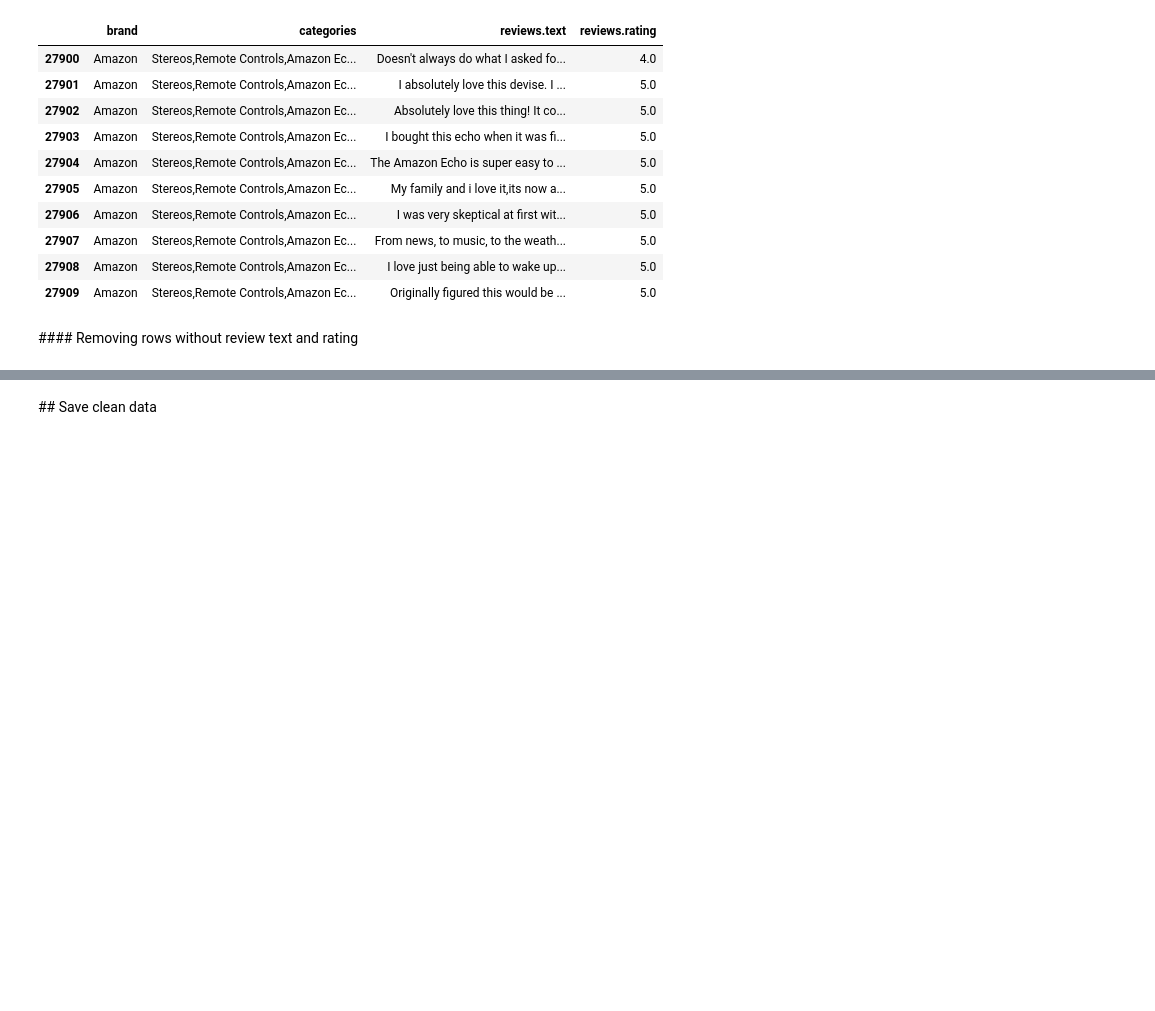
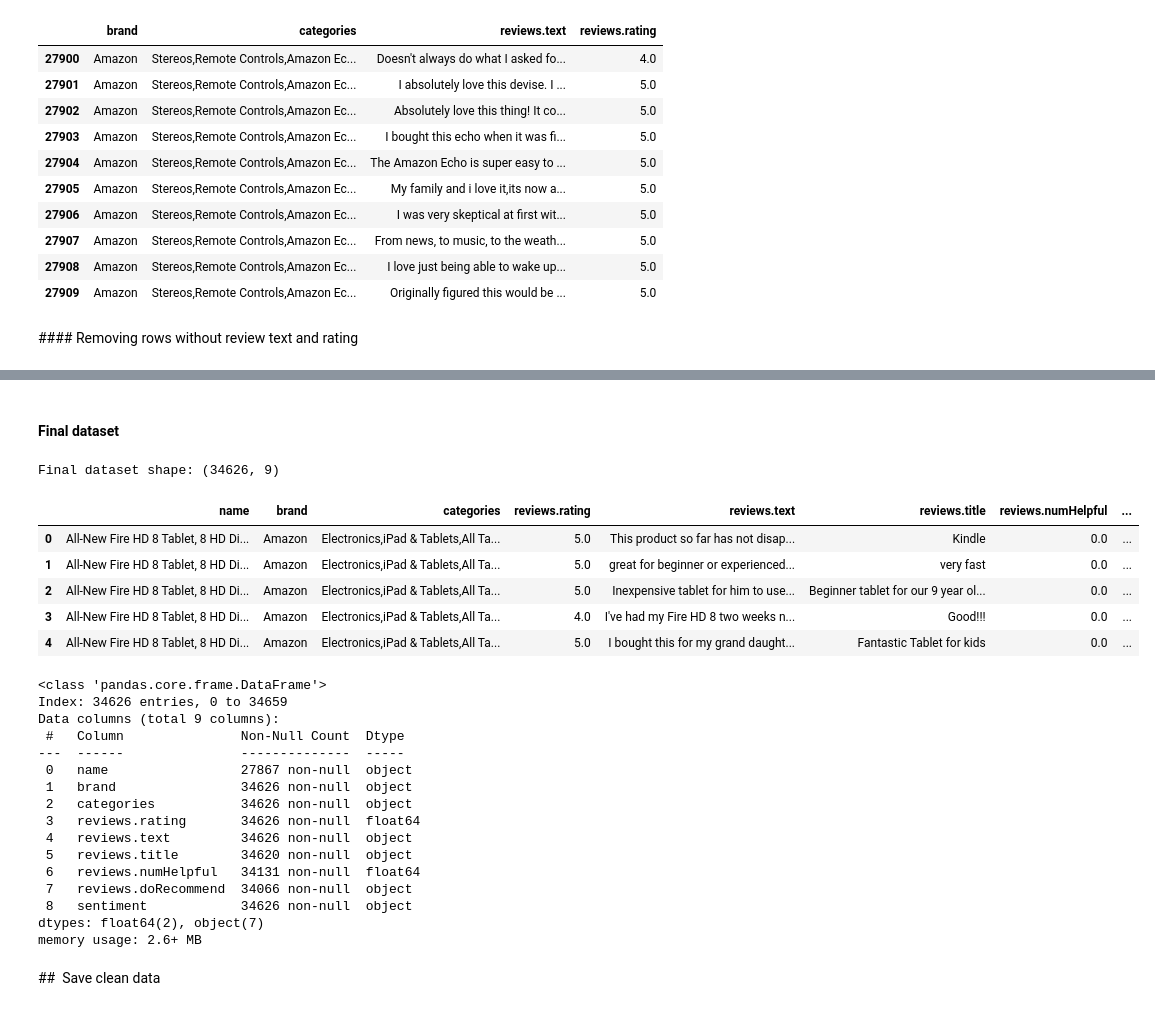
Before and after one commit to Martigol2/IRONHACK-AI-PROJECT3, a Jupyter notebook: data/data_cleaning.ipynb, the cells around one changed output, grey strips where cells are left out. Drawn from its saved outputs; the diff is of its cells as text; code cells hidden in the pictures; blank space fills up the shorter version.

```diff
--- a/data/data_cleaning.ipynb
+++ b/data/data_cleaning.ipynb
@@ -9,7 +9,10 @@ import matplotlib.pyplot as plt
 import seaborn as sns
 from collections import Counter
 
-df = pd.read_csv("RAW/1429_1.csv")
+df = pd.read_csv(
+    "RAW/1429_1.csv",
+    low_memory=False
+)
 # %% [markdown]
 ## 2. Dataset Overview
 # %%
@@ -273,6 +276,8 @@ plt.tight_layout(); plt.show()
 # %% [markdown]
 ##### Most Frequent Words
 # %%
-df = df.dropna(subset=["reviews.text"])
+words = " ".join(
+    df["reviews.text"].dropna()
+).lower().split()
 # %%
 from collections import Counter
@@ -478,9 +506,6 @@ df[df["name"].isna()][
 df = df.dropna(subset=["reviews.text"])
 # %%
 df = df.dropna(subset=["reviews.rating"])
-# %%
-# Create target variable
-df["sentiment"] = df["reviews.rating"].apply(map_sentiment)
 # %% [markdown]
 ## 9. What we keep and what we drop — and why
 
@@ -522 +552,33 @@ feature — it *is* the target in disguise.
+# %% [markdown]
+#### Final dataset
+# %%
+print("Final dataset shape:", df.shape)
+
+display(df.head())
+
+df.info()
+# %% [output]
+Final dataset shape: (34626, 9)
+|  | name | brand | categories | reviews.rating | reviews.text | reviews.title | reviews.numHelpful | ... |
+| 0 | All-New Fire HD 8 Tablet, 8 HD Di... | Amazon | Electronics,iPad & Tablets,All Ta... | 5.0 | This product so far has not disap... | Kindle | 0.0 | ... |
+| 1 | All-New Fire HD 8 Tablet, 8 HD Di... | Amazon | Electronics,iPad & Tablets,All Ta... | 5.0 | great for beginner or experienced... | very fast | 0.0 | ... |
+| 2 | All-New Fire HD 8 Tablet, 8 HD Di... | Amazon | Electronics,iPad & Tablets,All Ta... | 5.0 | Inexpensive tablet for him to use... | Beginner tablet for our 9 year ol... | 0.0 | ... |
+| 3 | All-New Fire HD 8 Tablet, 8 HD Di... | Amazon | Electronics,iPad & Tablets,All Ta... | 4.0 | I've had my Fire HD 8 two weeks n... | Good!!! | 0.0 | ... |
+| 4 | All-New Fire HD 8 Tablet, 8 HD Di... | Amazon | Electronics,iPad & Tablets,All Ta... | 5.0 | I bought this for my grand daught... | Fantastic Tablet for kids | 0.0 | ... |
+<class 'pandas.core.frame.DataFrame'>
+Index: 34626 entries, 0 to 34659
+Data columns (total 9 columns):
+ #   Column               Non-Null Count  Dtype
+---  ------               --------------  -----
+ 0   name                 27867 non-null  object
+ 1   brand                34626 non-null  object
+ 2   categories           34626 non-null  object
+ 3   reviews.rating       34626 non-null  float64
+ 4   reviews.text         34626 non-null  object
+ 5   reviews.title        34620 non-null  object
+ 6   reviews.numHelpful   34131 non-null  float64
+ 7   reviews.doRecommend  34066 non-null  object
+ 8   sentiment            34626 non-null  object
+dtypes: float64(2), object(7)
+memory usage: 2.6+ MB
 # %% [markdown]
```
Also changed, not shown: parts of 9 cells of this notebook.
